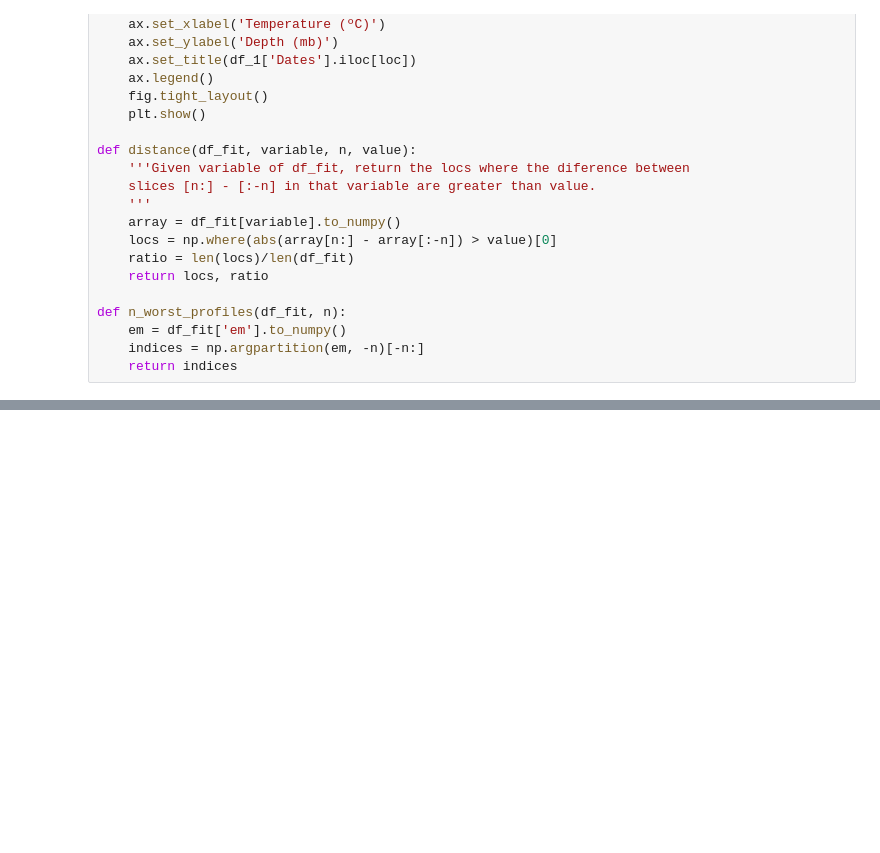
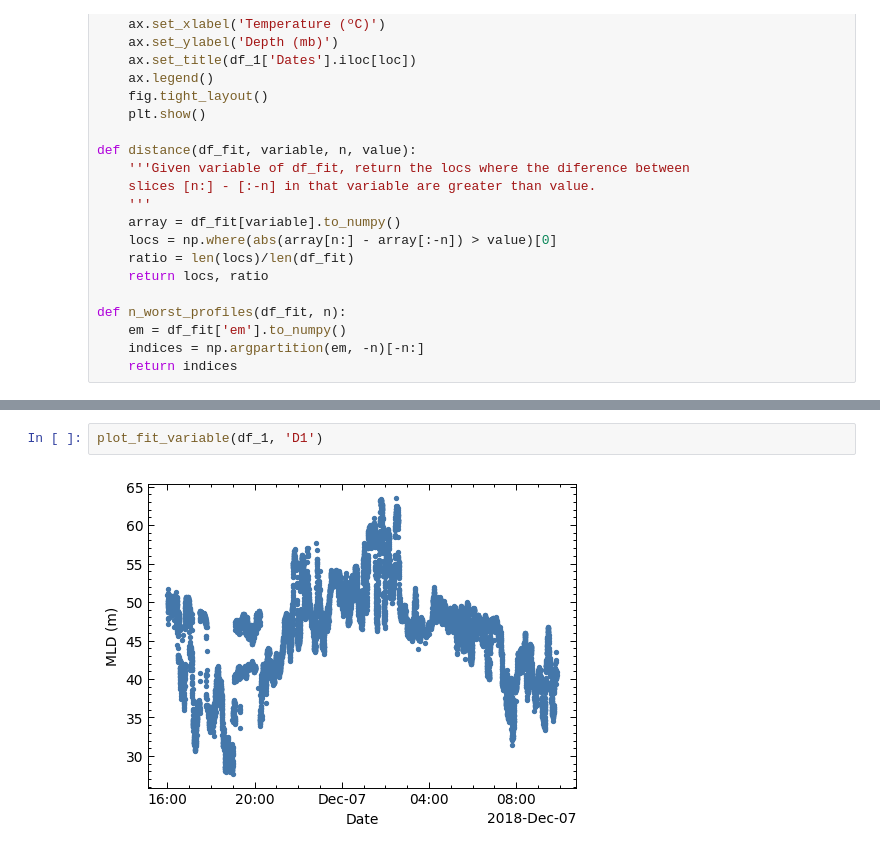
Before and after one commit to manufrn/TFG, a Jupyter notebook: notebooks/Compare_different_SHDRs.ipynb, the cells around one changed output, grey strips where cells are left out. Saved outputs shown, nothing was run; the diff lists cells and outputs as text; blank space fills up the shorter version.

```diff
--- a/notebooks/Compare_different_SHDRs.ipynb
+++ b/notebooks/Compare_different_SHDRs.ipynb
@@ -128,0 +144,4 @@ plot_fit_variable(df_ref, 'D1')
+# %%
+plot_fit_variable(df_1, 'D1')
+# %% [output]
+[figure, added]
```
Also changed, not shown: parts of 36 cells of this notebook, 7 other files.
